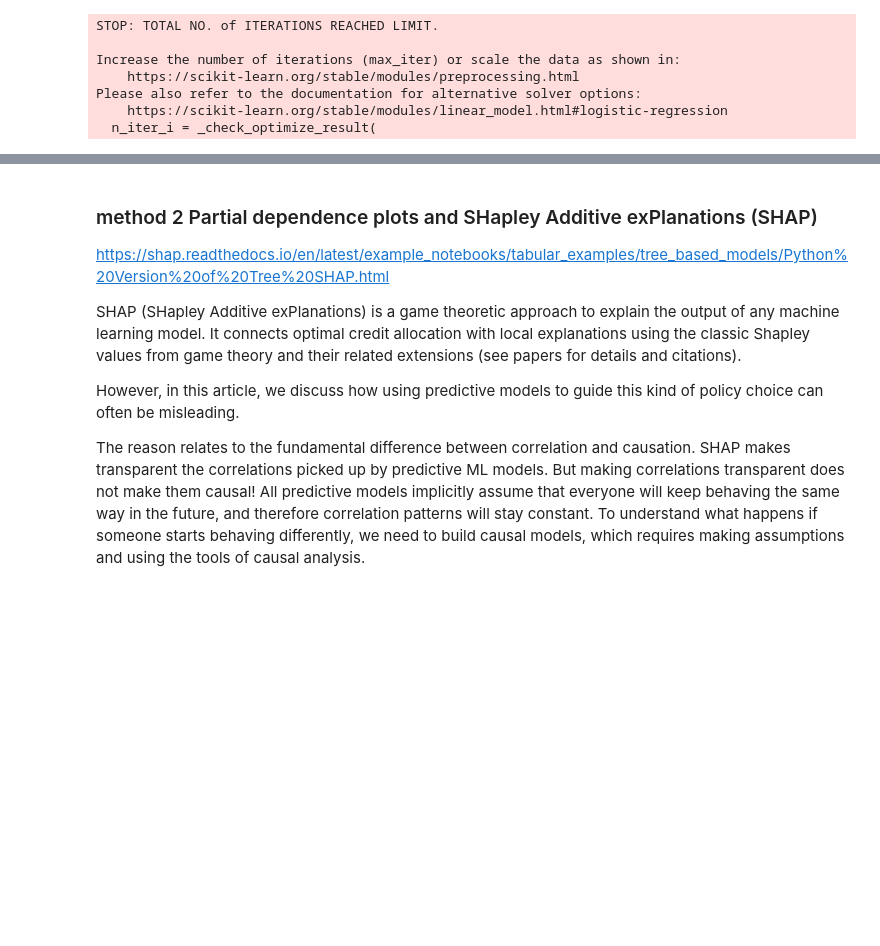
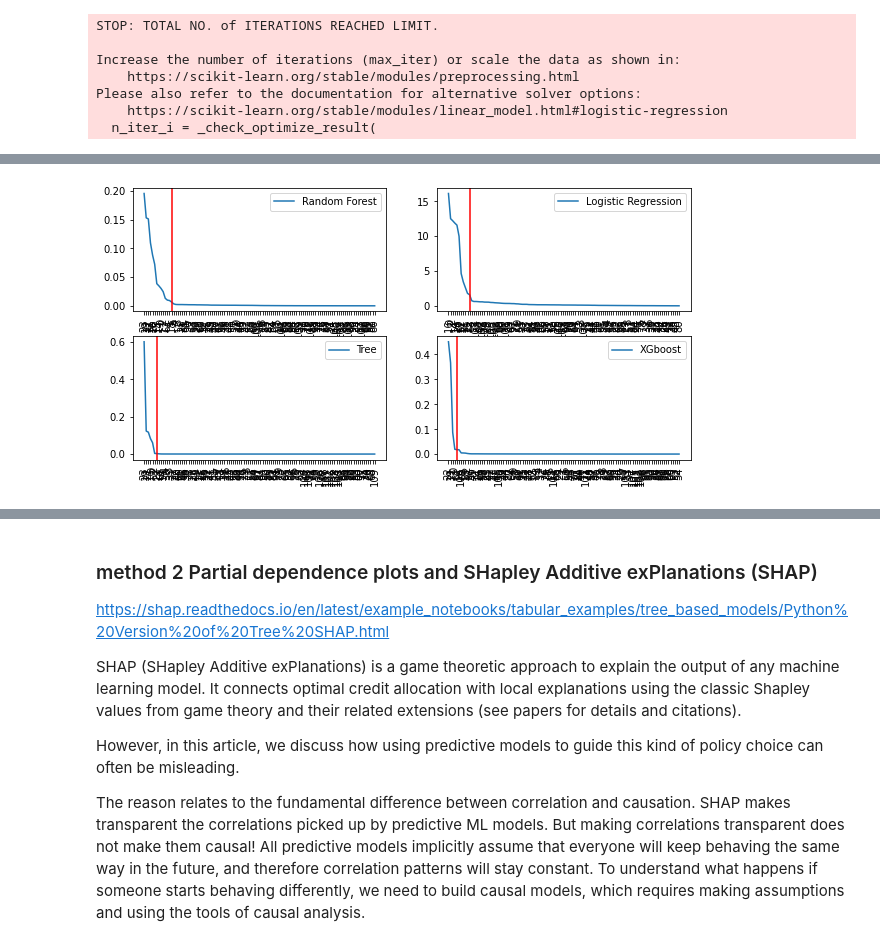
Before and after one commit to wlwlct/Loan-Default-Prediction, a Jupyter notebook: Feature Selection.ipynb, the cells around one changed output, grey strips where cells are left out. Cells and saved outputs as stored; diff of their text form; code cells hidden in the pictures; blank space fills up the shorter version.

```diff
--- a/Feature Selection.ipynb
+++ b/Feature Selection.ipynb
@@ -162,3 +165,25 @@ plt.show()
+# %%
+def importance_colIdx(model,label=''):
+    try:
+        idx = np.argsort(model.feature_importances_)[::-1] # largest to smallest
+        plt.plot(range(len(idx)), model.feature_importances_[idx],label=label)
+    except:
+        idx = np.argsort(np.abs(model.coef_[0]))[::-1] # largest to smallest
+        plt.plot(range(len(idx)), abs(model.coef_[0])[idx], label=label)
+    plt.legend()
+    plt.xticks(range(len(idx)),labels=idx, rotation=90)
+    return idx
+# %%
+# plot and save all method 1 values
+plt.figure(figsize=(10,5))
+plt.subplot(2,2,1); method_1_rf_features = feature_names[importance_colIdx(FI_RF,'Random Forest')[:13]]; plt.axvline(x=13, c='r')
+plt.subplot(2,2,2); method_1_lr_features = feature_names[importance_colIdx(FI_LR, 'Logistic Regression')[:10]];plt.axvline(x=10, c='r')
+plt.subplot(2,2,3); method_1_tree_features = feature_names[importance_colIdx(FI_tree, 'Tree')[:6]];plt.axvline(x=6, c='r')
+plt.subplot(2,2,4); method_1_xgb_features = feature_names[importance_colIdx(FI_XGboost, 'XGboost')[:4]];plt.axvline(x=4, c='r')
+plt.legend()
+plt.show()
+# %% [output]
+[figure, added]
 # %%
 # sum up all the important features
 minmax = MinMaxScaler()
```
Also changed, not shown: parts of 20 cells of this notebook.
